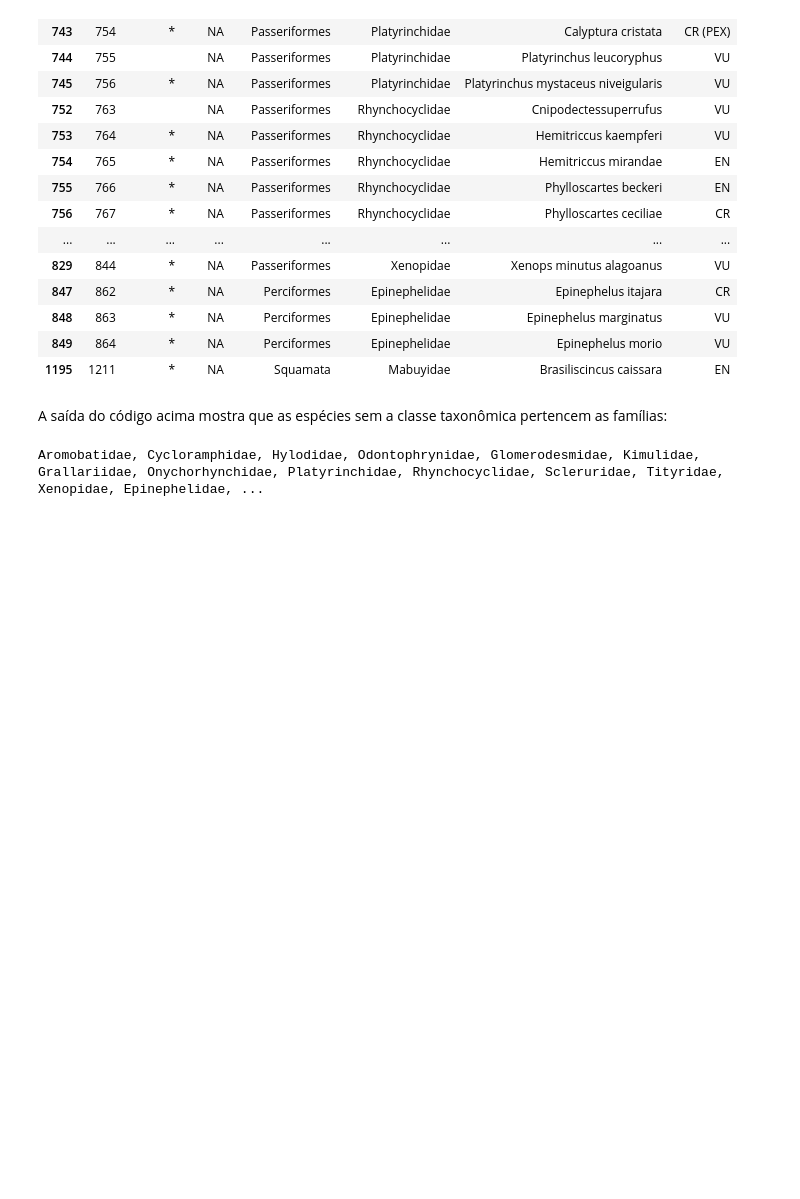
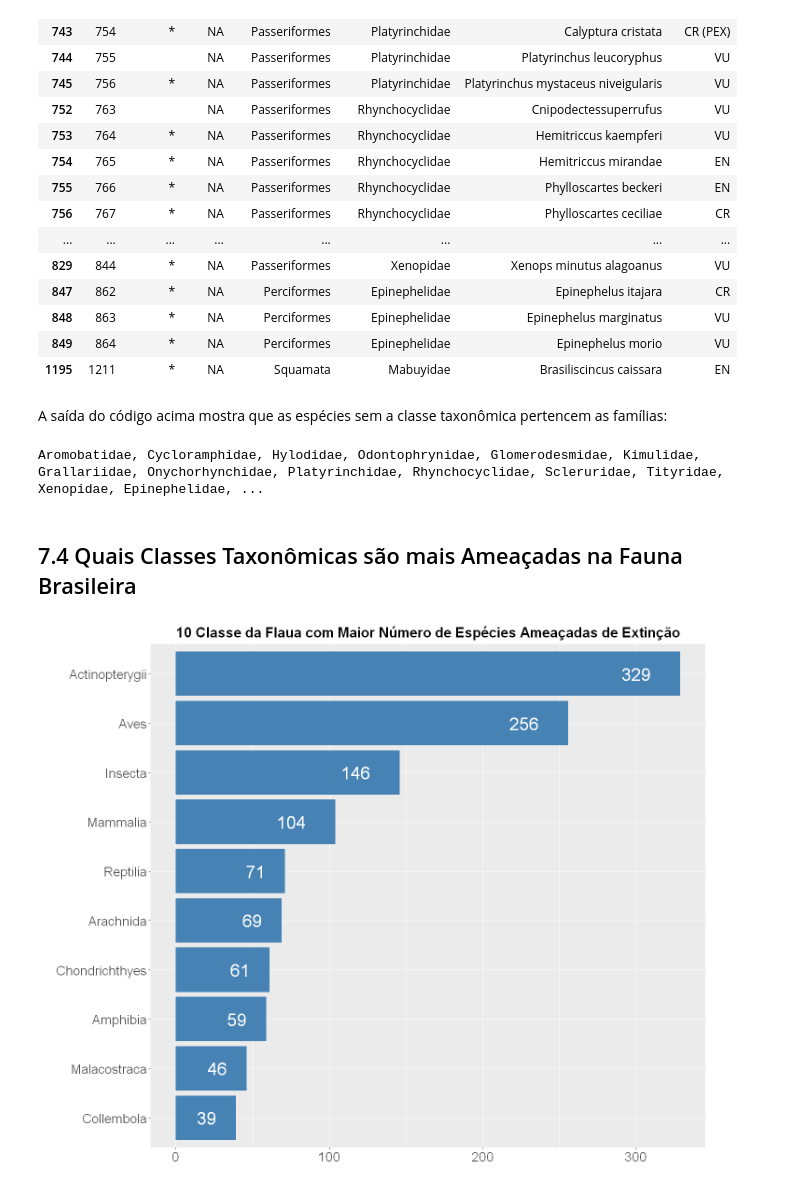
Before and after one commit to robson-cruz/Web_Scraping_R, a Jupyter notebook: Portaria_MMA_300-2022/portaria_mma_300_2022.ipynb, the cells around one changed output. Drawn from its saved outputs; the diff is of its cells as text; code cells hidden in the pictures; blank space fills up the shorter version.

```diff
--- a/Portaria_MMA_300-2022/portaria_mma_300_2022.ipynb
+++ b/Portaria_MMA_300-2022/portaria_mma_300_2022.ipynb
@@ -383,3 +664,23 @@ df[df$familia=='Sphaerodactylidae', 'classe'] <- 'Reptilia'
 write.csv2(df, './port_MMA_300-2022_fauna_lista_definitiva.csv',
            row.names = FALSE,
            fileEncoding = 'latin1')
+# %% [markdown]
+## 7.4 Quais Classes Taxonômicas são mais Ameaçadas na Fauna Brasileira
+# %%
+statusClass <- df %>%
+        count(classe, sort = TRUE) %>%
+        slice_max(n, n = 10)
+
+statusClass$classe <- with(statusClass, reorder(classe, n))
+
+ggplot(statusClass, aes(classe, n)) +
+        geom_col(fill = 'steelblue') + coord_flip() +
+        geom_text(aes(label = n, hjust = 2), color = 'white', size = 8) +
+        my_theme +
+        labs(
+                title = '10 Classe da Flaua com Maior Número de Espécies Ameaçadas de Extinção',
+                x = '',
+                y = ''
+            )
+# %% [output]
+[figure, added]
```
Also changed, not shown: parts of 38 cells of this notebook.
